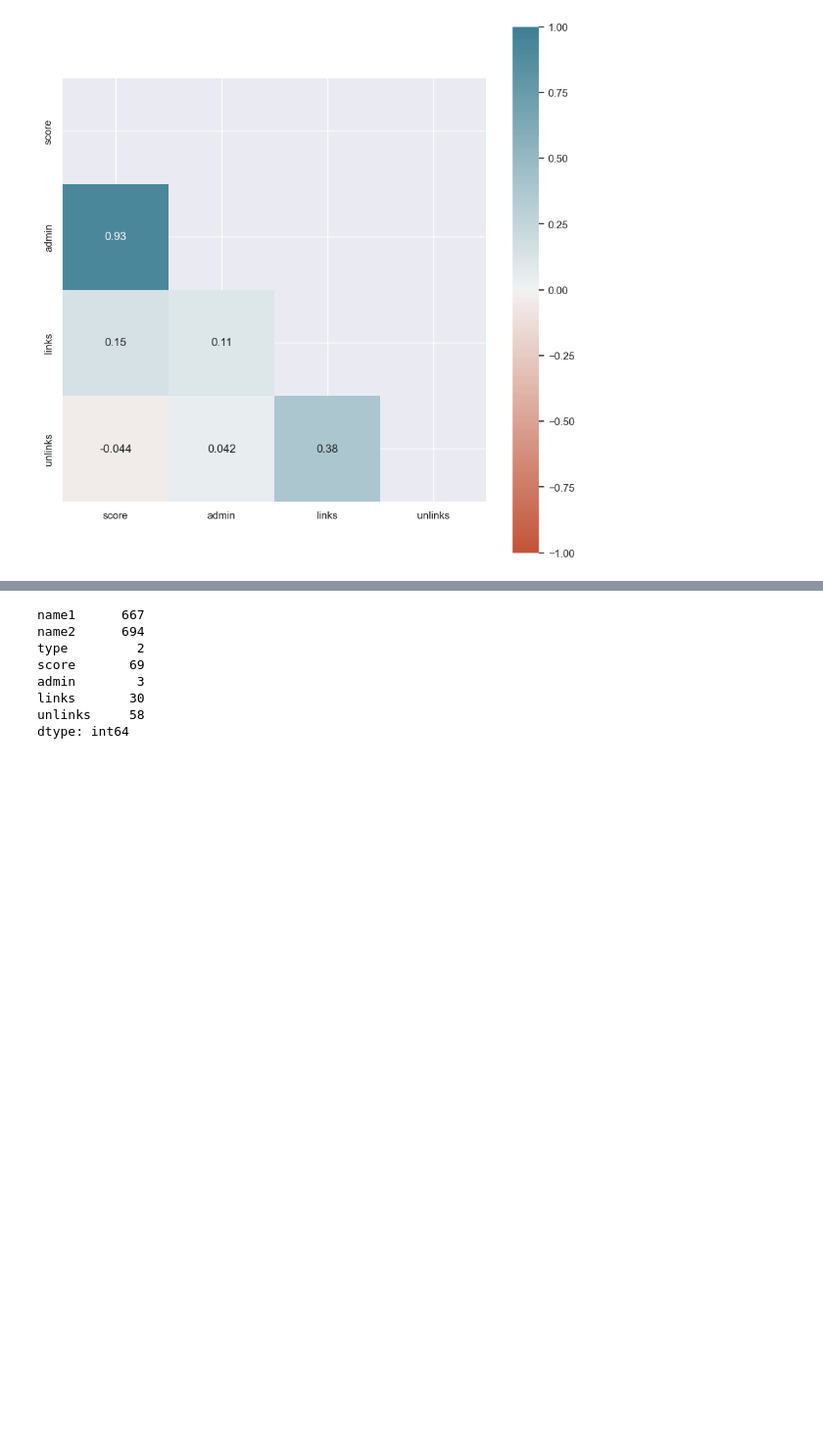
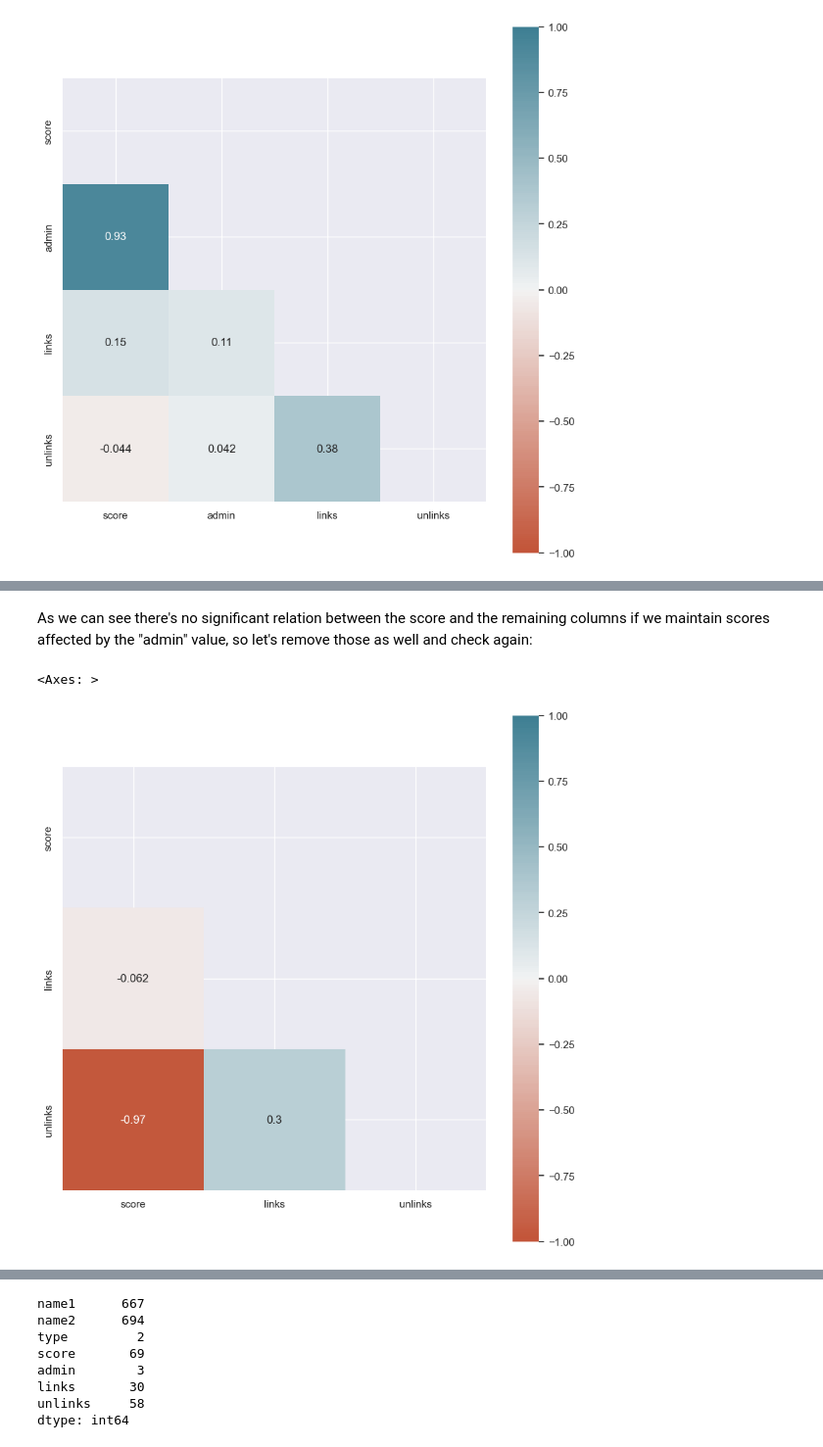
Before and after one commit to duarteharris/pruvo, a Jupyter notebook: eda.ipynb, the cells around one changed output, grey strips where cells are left out. Shown at 98% size. Cells and saved outputs as stored; diff of their text form; code cells hidden in the pictures; blank space fills up the shorter version.

```diff
--- a/eda.ipynb
+++ b/eda.ipynb
@@ -370,0 +379,8 @@ As expected, besides "score" with "admin", there's no significant correlation be
+# %% [markdown]
+As we can see there's no significant relation between the score and the remaining columns if we maintain scores affected by the "admin" value, so let's remove those as well and check again:
+# %%
+# checking correlations with only admin scores at 0
+corr_heatmap(rooms_df.query("admin == 0").drop(columns= ["admin"]))
+# %% [output]
+<Axes: >
+[figure, added]
```
Also changed, not shown: parts of 3 cells of this notebook.
